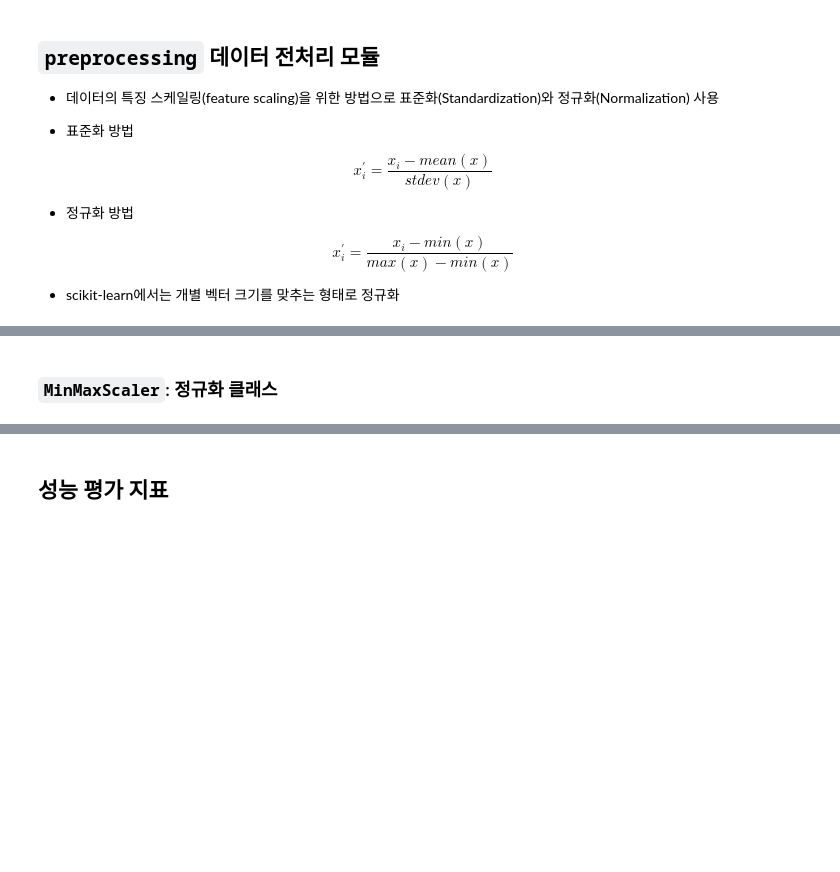
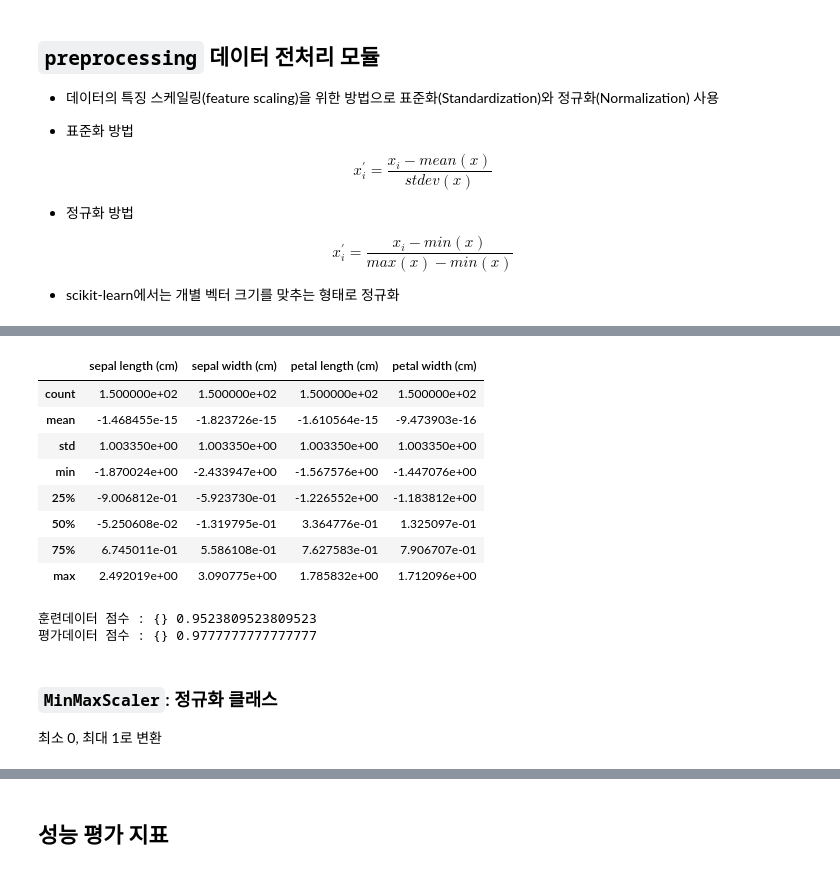
Before and after one commit to fasthill/scikit-learn-study, a Jupyter notebook: 1. scikit_learn_basic.ipynb, the cells around one changed output, grey strips where cells are left out. Saved outputs shown, nothing was run; the diff lists cells and outputs as text; code cells hidden in the pictures; blank space fills up the shorter version.

```diff
--- a/1. scikit_learn_basic.ipynb
+++ b/1. scikit_learn_basic.ipynb
@@ -392,2 +432,35 @@ x_i^{'} = \frac{x_i-min(x)}{max(x)-min(x)}
+# %%
+from sklearn.preprocessing import StandardScaler
+
+scaler = StandardScaler()
+iris_scaled = scaler.fit_transform(iris_df) # numpy롤 변환됨 따라서 df로 다시 변환 필요.
+''' 다음의 두개 문장을 한 줄로 표현함.
+scaler.fit(iris_df)
+iris_scaled = scaler.transform(iris_df)
+'''
+iris_df_scaled = pd.DataFrame(data=iris_scaled, columns=iris.feature_names)
+iris_df_scaled.describe()
+# %% [output]
+|  | sepal length (cm) | sepal width (cm) | petal length (cm) | petal width (cm) |
+| count | 1.500000e+02 | 1.500000e+02 | 1.500000e+02 | 1.500000e+02 |
+| mean | -1.468455e-15 | -1.823726e-15 | -1.610564e-15 | -9.473903e-16 |
+| std | 1.003350e+00 | 1.003350e+00 | 1.003350e+00 | 1.003350e+00 |
+| min | -1.870024e+00 | -2.433947e+00 | -1.567576e+00 | -1.447076e+00 |
+| 25% | -9.006812e-01 | -5.923730e-01 | -1.226552e+00 | -1.183812e+00 |
+| 50% | -5.250608e-02 | -1.319795e-01 | 3.364776e-01 | 1.325097e-01 |
+| 75% | 6.745011e-01 | 5.586108e-01 | 7.627583e-01 | 7.906707e-01 |
+| max | 2.492019e+00 | 3.090775e+00 | 1.785832e+00 | 1.712096e+00 |
+# %%
+X_train, X_test, y_train, y_test = train_test_split(iris_df_scaled, iris.target, test_size=0.3 )
+model = None
+model = LogisticRegression()
+model.fit(X_train, y_train)
+
+print("훈련데이터 점수 : {}", format(model.score(X_train, y_train)))
+print("평가데이터 점수 : {}", format(model.score(X_test, y_test)))
+# %% [output]
+훈련데이터 점수 : {} 0.9523809523809523
+평가데이터 점수 : {} 0.9777777777777777
 # %% [markdown]
 ### `MinMaxScaler`: 정규화 클래스
+최소 0, 최대 1로 변환
```
Also changed, not shown: parts of 31 cells of this notebook.
